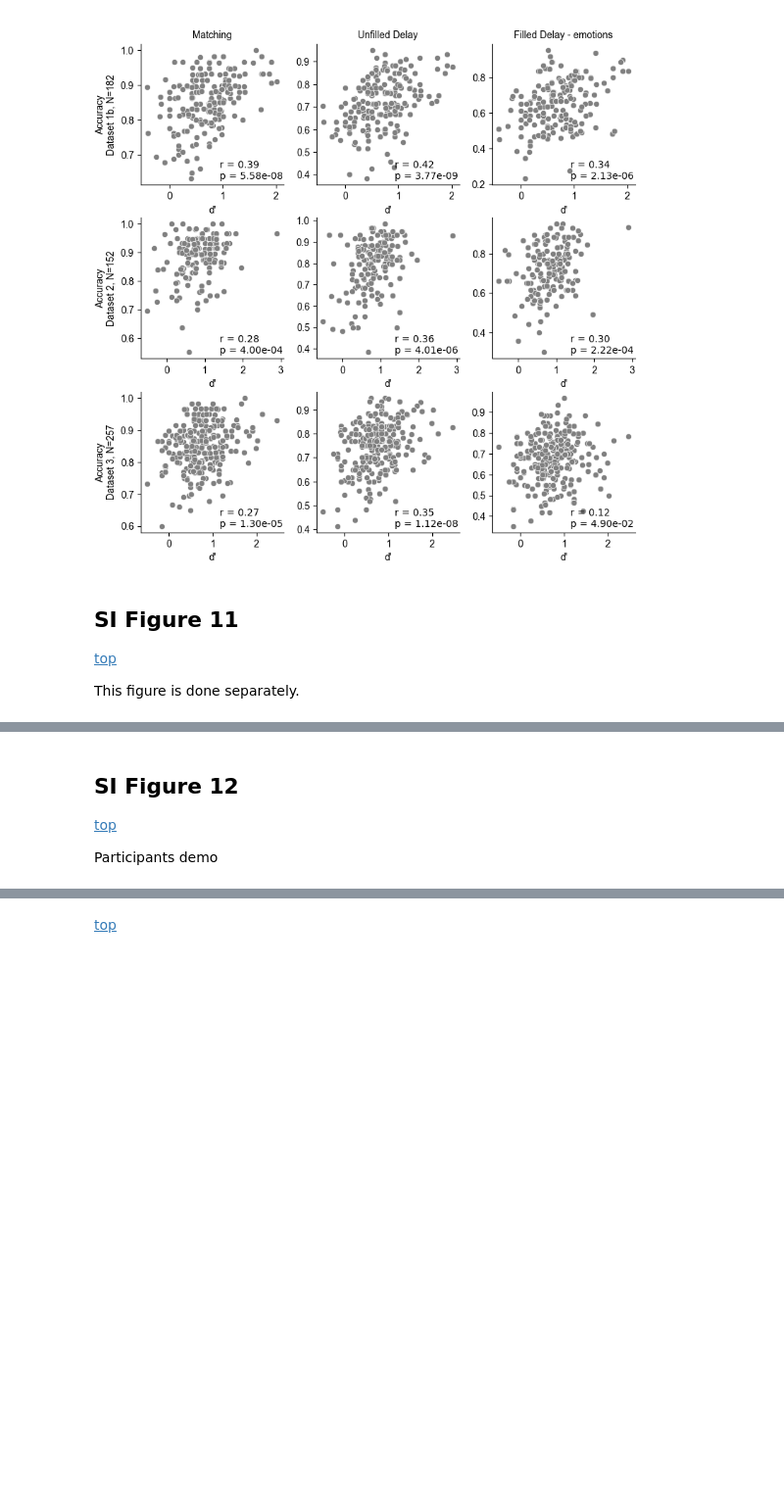
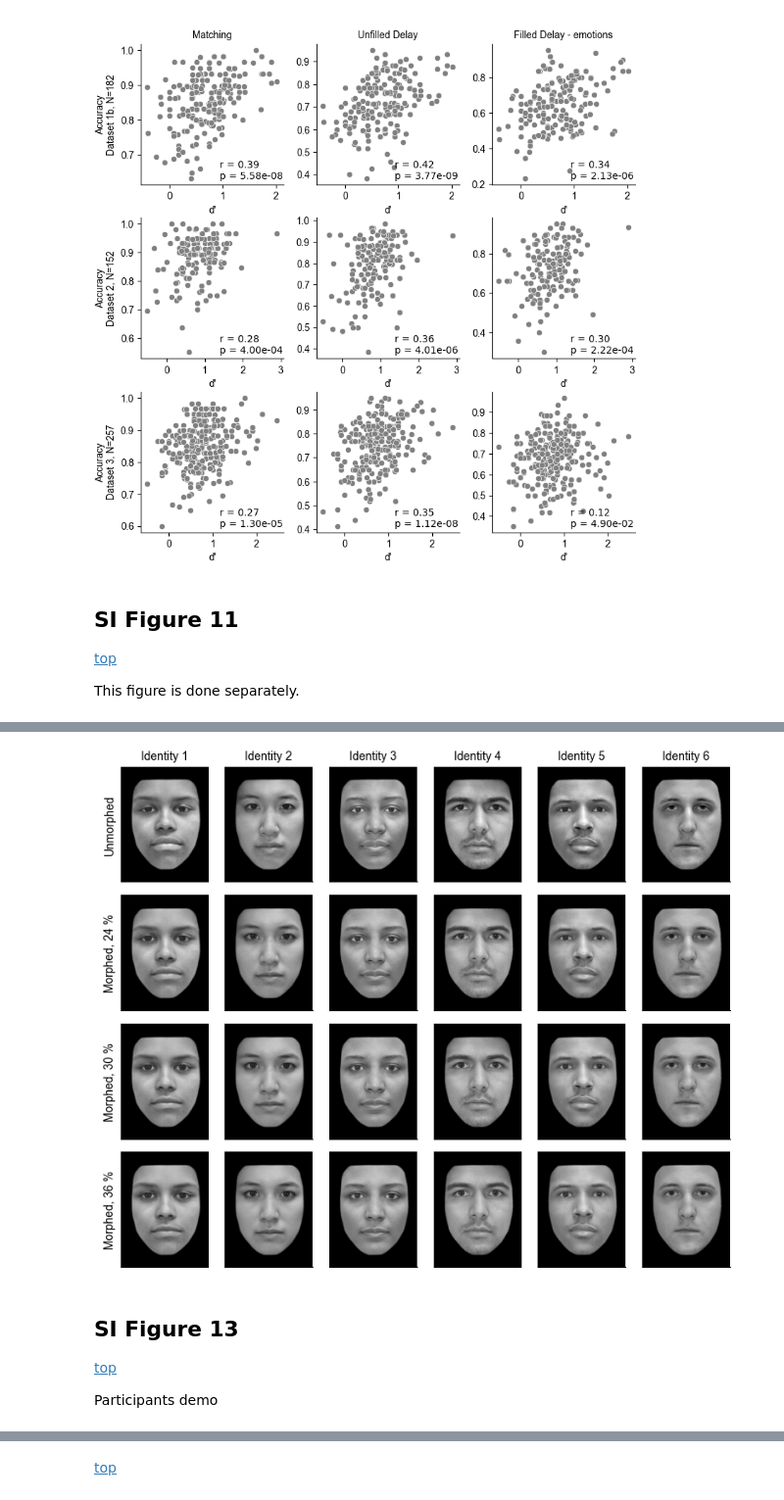
Before and after one commit to jankaWIS/FMP_paper, a Jupyter notebook: Figures/SI_Figures_FMP_paper_2024.ipynb, the cells around one changed output, grey strips where cells are left out. Shown at 98% size. Drawn from its saved outputs; the diff is of its cells as text; code cells hidden in the pictures; blank space fills up the shorter version.

```diff
--- a/Figures/SI_Figures_FMP_paper_2024.ipynb
+++ b/Figures/SI_Figures_FMP_paper_2024.ipynb
@@ -2360,0 +2406,77 @@ This figure is done separately.
+# %%
+# define canvas
+
+from cand import Canvas, Vector, Point
+
+# reset params just in case
+plt.rcdefaults()
+
+font_size=14
+legend_size=10
+
+
+# CanD
+a = 20
+b = 16
+# rot = 15
+c = Canvas(a, b, "cm")
+
+# set font
+c.set_font("Arial", size=10)
+
+# letters
+# c.add_text("A)", Point(.02, 0.97), weight="bold", size=font_size)
+# c.add_text("A)", Point(.02, 0.97), size=font_size)
+# c.add_text("a", Point(.02, 0.97), weight="bold", size=font_size)
+# c.add_text("b", Point(.48, 0.97), weight="bold", size=font_size)
+# c.add_text("c", Point(.02, 0.49), weight="bold", size=font_size)
+
+# titles
+titles = ['Gallery of morphs']
+# c.add_text(titles[0], Point(.55, 0.97), size=font_size)
+for title in titles:
+    print(title)
+
+
+left_offset = .6
+top_offset = .6
+bottom_offset = .2
+
+hsb=0.4
+vsb=0.1
+
+# ### GRID
+# # top row
+c.add_grid([f'i{i}_lvl{l}' for l in ['0', '24', '30', '36'] for i in range(6)], 4,
+           Point(left_offset, bottom_offset, "cm"), Point(a-0.5, b-top_offset, "cm"), spacing=Vector(vsb, hsb, "cm"), unitname="grid")
+
+
+### plot
+for i,tg in enumerate(face_selection):
+
+    img = plt.imread(os.path.join(path_morphs, tg))
+    c.ax(f"i{i}_lvl0").imshow(img)
+    c.ax(f"i{i}_lvl0").set_title(f'Identity {i+1}')
+
+    # load the morph
+    for j, m_lvl in enumerate(['24', '30', '36']):
+        img = plt.imread(os.path.join(path_morphs, tg.replace('-0p.', f'-{m_lvl}p.')))
+        c.ax(f"i{i}_lvl{m_lvl}").imshow(img)
+        c.ax(f"i0_lvl{m_lvl}").set_ylabel(f'Morphed, {m_lvl} %')
+
+
+c.ax("i0_lvl0").set_ylabel('Unmorphed')
+
+
+for ax in c.axes.values():
+    sns.despine(ax=ax)
+    ax.set_yticks([])
+    ax.set_xticks([])
+
+
+# c.debug_grid(Vector(0.5,0.5,"cm"))
+c.show()
+#
+c.save(os.path.join(path_figures, 'SI', 'Supplementary_Figure_12.png'), dpi=300)#, bbox_inches="tight")
+c.save(os.path.join(path_figures, 'SI', 'Supplementary_Figure_12.pdf'), dpi=300)#, bbox_inches="tight")
+# %% [output]
@@ -2361,5 +2486,6 @@ This figure is done separately.
+[figure, added]
 # %% [markdown]
-## SI Figure 12
+## SI Figure 13
 [top](#top)
 
 Participants demo
```
Also changed, not shown: parts of 14 cells of this notebook, 17 other files.
